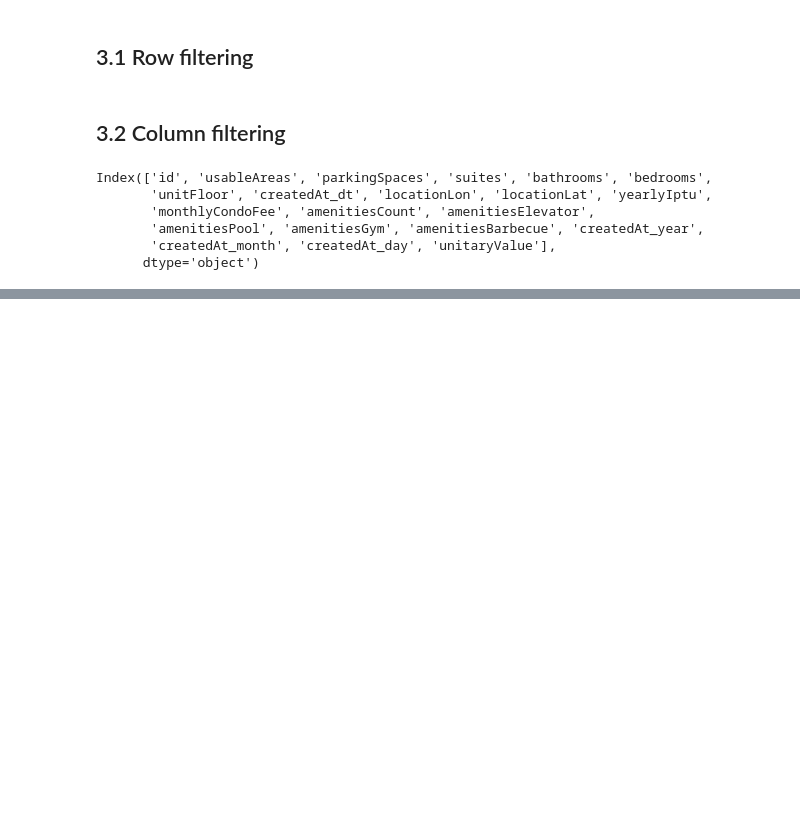
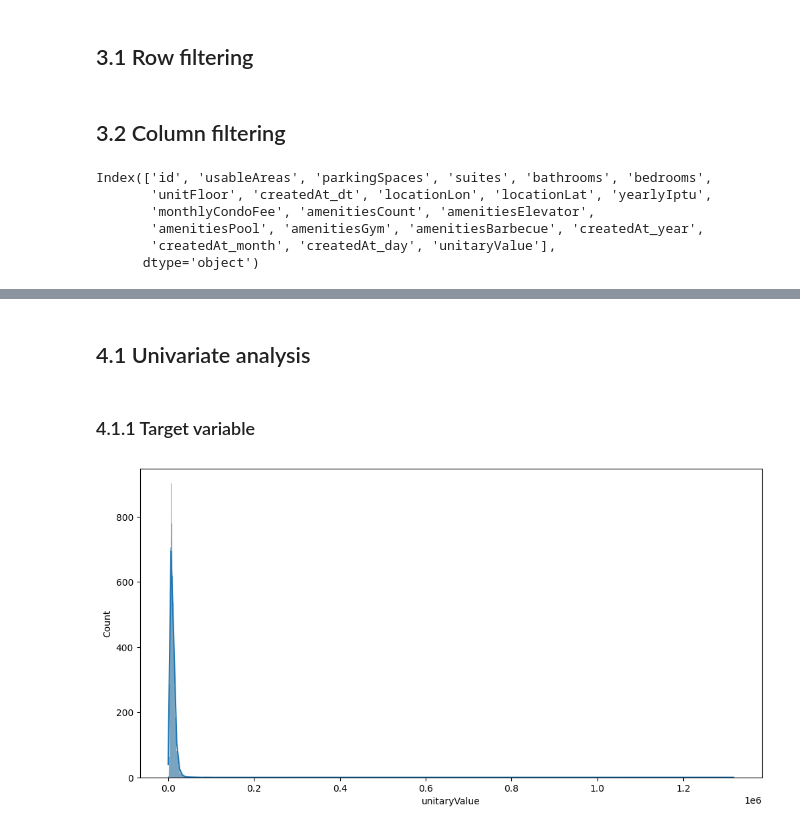
Before and after one commit to gabra7310/properties_db, a Jupyter notebook: notebooks/properties_db_00.ipynb, the cells around one changed output, grey strips where cells are left out. Cells and saved outputs as stored; diff of their text form; code cells hidden in the pictures; blank space fills up the shorter version.

```diff
--- a/notebooks/properties_db_00.ipynb
+++ b/notebooks/properties_db_00.ipynb
@@ -229,0 +234,2 @@ Index(['id', 'usableAreas', 'parkingSpaces', 'suites', 'bathrooms', 'bedrooms',
+# %%
+df4 = df3.copy()
@@ -229,0 +270,10 @@ Index(['id', 'usableAreas', 'parkingSpaces', 'suites', 'bathrooms', 'bedrooms',
+# %% [markdown]
+## 4.1 Univariate analysis
+# %% [markdown]
+### 4.1.1 Target variable
+# %%
+fig, ax = plt.subplots(figsize=(12,6))
+sns.histplot(df4['unitaryValue'], kde = True, ax = ax)
+plt.show()
+# %% [output]
+[figure, added]
```
Also changed, not shown: parts of 31 cells of this notebook.
